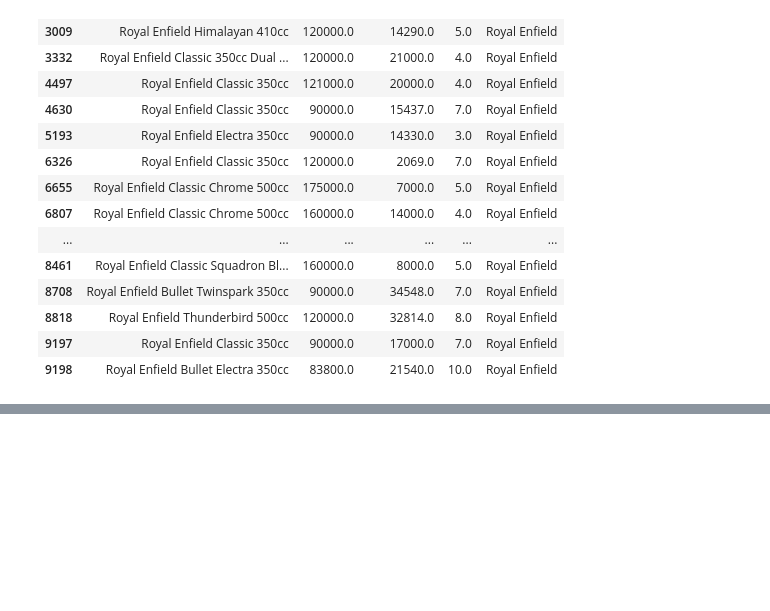
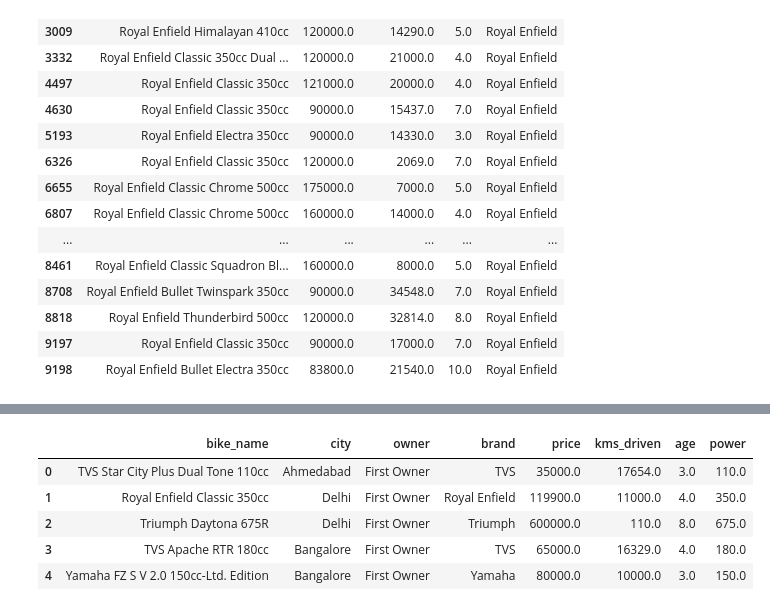
Before and after one commit to upflairs-pvt-ltd/3rd_july_datascience, a Jupyter notebook: pandas.ipynb, the cells around one changed output, grey strips where cells are left out. Saved outputs shown, nothing was run; the diff lists cells and outputs as text; code cells hidden in the pictures; blank space fills up the shorter version.

```diff
--- a/pandas.ipynb
+++ b/pandas.ipynb
@@ -556,0 +862,3 @@ jaipur_bullet
+# %%
+cat_col = df.select_dtypes(include='O')
+cat_col.head()
@@ -556,0 +872,3 @@ jaipur_bullet
+# %%
+num_col = df.select_dtypes(exclude='O')
+num_col.head()
@@ -556,0 +882,10 @@ jaipur_bullet
+# %%
+df3 = pd.concat([cat_col,num_col],axis='columns')
+df3.head()
+# %% [output]
+|  | bike_name | city | owner | brand | price | kms_driven | age | power |
+| 0 | TVS Star City Plus Dual Tone 110cc | Ahmedabad | First Owner | TVS | 35000.0 | 17654.0 | 3.0 | 110.0 |
+| 1 | Royal Enfield Classic 350cc | Delhi | First Owner | Royal Enfield | 119900.0 | 11000.0 | 4.0 | 350.0 |
+| 2 | Triumph Daytona 675R | Delhi | First Owner | Triumph | 600000.0 | 110.0 | 8.0 | 675.0 |
+| 3 | TVS Apache RTR 180cc | Bangalore | First Owner | TVS | 65000.0 | 16329.0 | 4.0 | 180.0 |
+| 4 | Yamaha FZ S V 2.0 150cc-Ltd. Edition | Bangalore | First Owner | Yamaha | 80000.0 | 10000.0 | 3.0 | 150.0 |
```
Also changed, not shown: parts of 35 cells of this notebook.
